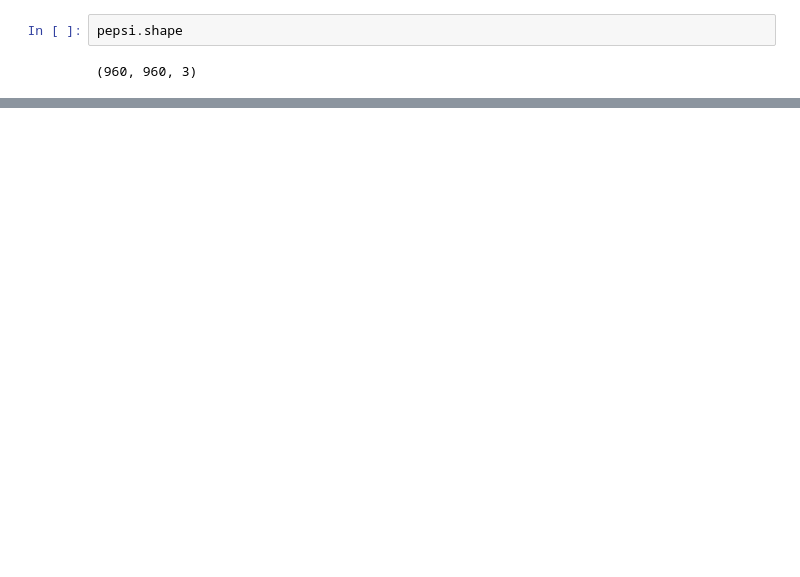
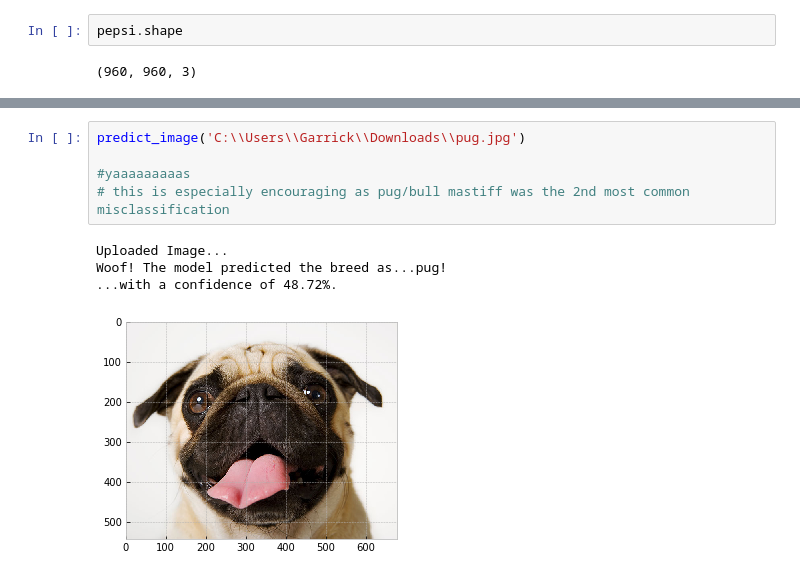
Before and after one commit to thegarrickchu/Springboard-Dog_Breed_Classifier, a Jupyter notebook: notebooks/vgg_model.ipynb, the cells around one changed output, grey strips where cells are left out. Saved outputs shown, nothing was run; the diff lists cells and outputs as text; blank space fills up the shorter version.

```diff
--- a/notebooks/vgg_model.ipynb
+++ b/notebooks/vgg_model.ipynb
@@ -547,0 +614,10 @@ ValueError: Error when checking : expected lambda_1_input to have shape (3, 224,
+# %%
+predict_image('C:\\Users\\Garrick\\Downloads\\pug.jpg')
+
+#yaaaaaaaaas
+# this is especially encouraging as pug/bull mastiff was the 2nd most common misclassification
+# %% [output]
+Uploaded Image...
+Woof! The model predicted the breed as...pug!
+...with a confidence of 48.72%.
+[figure, added]
```
Also changed, not shown: parts of 22 cells of this notebook.
